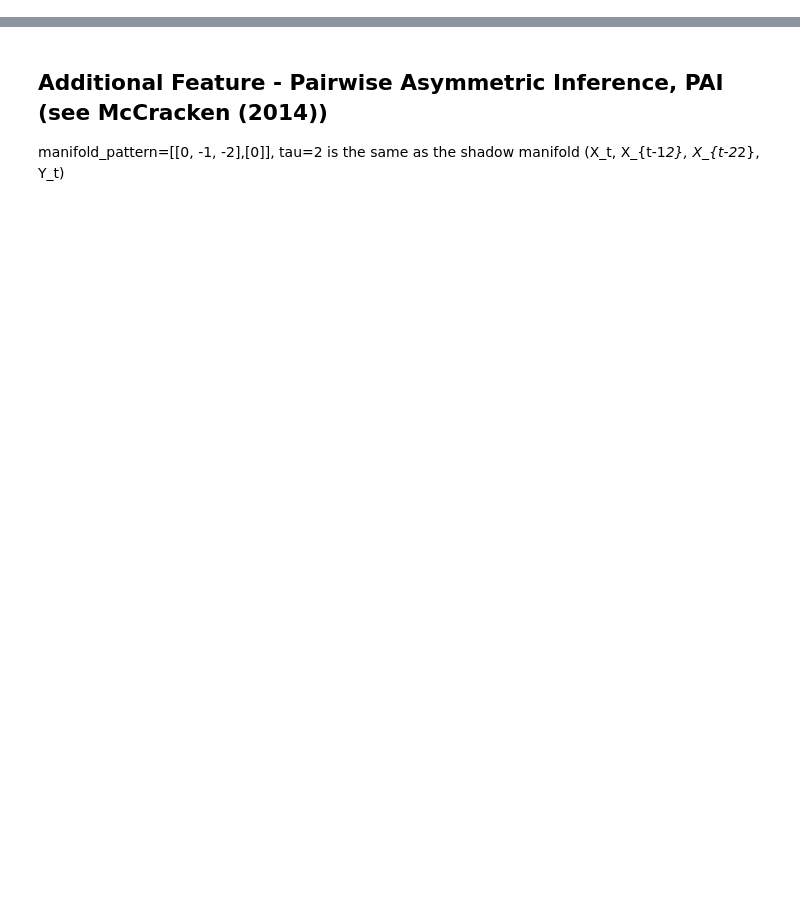
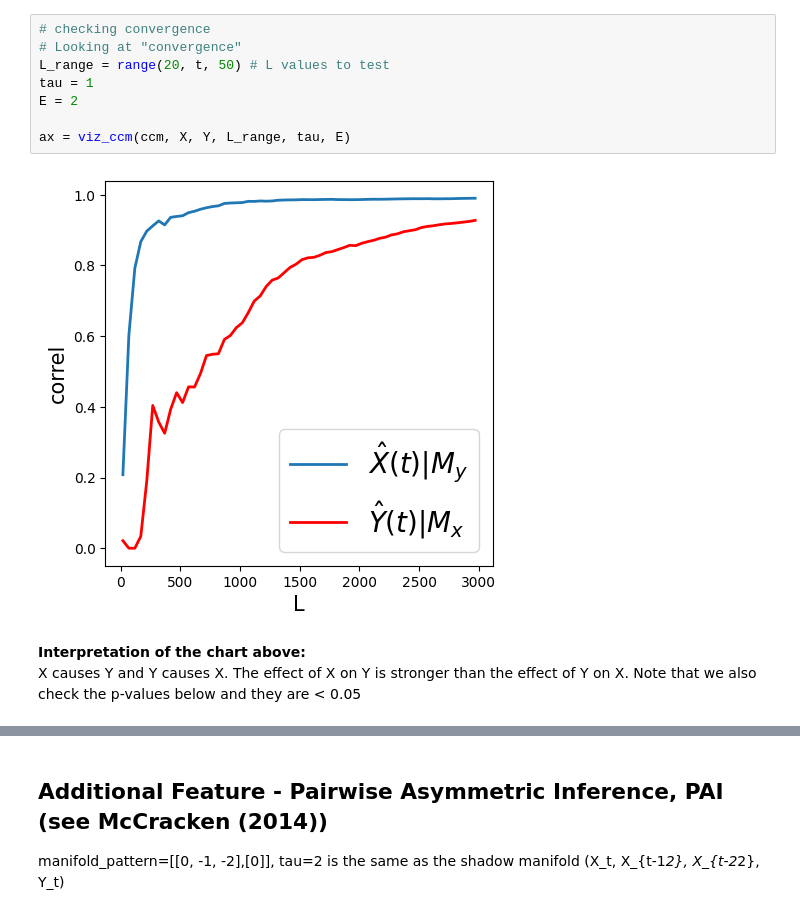
Before and after one commit to PrinceJavier/causal_ccm, a Jupyter notebook: usage_sample.ipynb, the cells around one changed output, grey strips where cells are left out. Drawn from its saved outputs; the diff is of its cells as text; blank space fills up the shorter version.

```diff
--- a/usage_sample.ipynb
+++ b/usage_sample.ipynb
@@ -139,0 +77,13 @@ ccm_YX.plot_ccm_correls()
+# %%
+# checking convergence
+# Looking at "convergence"
+L_range = range(20, t, 50) # L values to test
+tau = 1
+E = 2
+
+ax = viz_ccm(ccm, X, Y, L_range, tau, E)
+# %% [output]
+[figure, added]
+# %% [markdown]
+**Interpretation of the chart above:**
+<br>X causes Y and Y causes X. The effect of X on Y is stronger than the effect of Y on X. Note that we also check the p-values below and they are < 0.05
```
Also changed, not shown: parts of 43 cells of this notebook, 3 other files.
